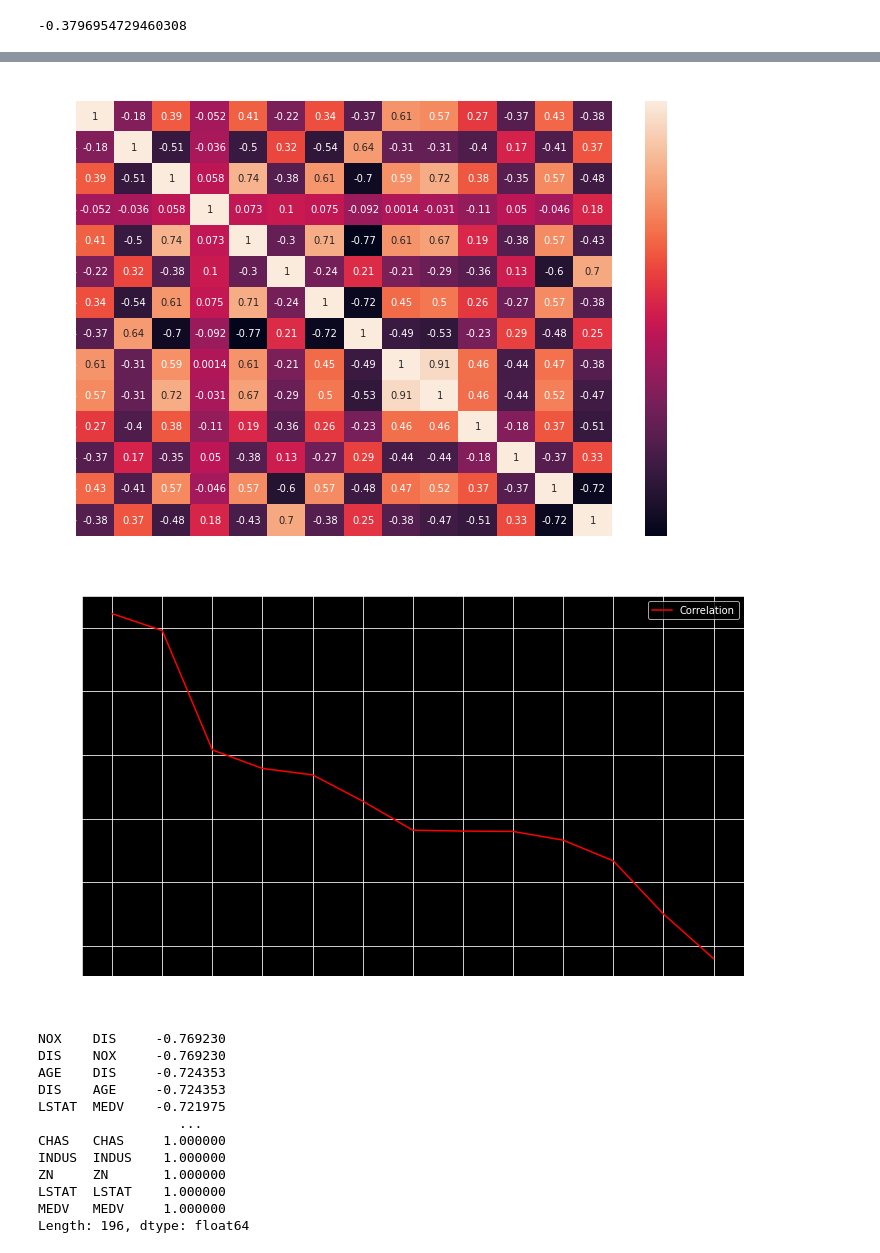
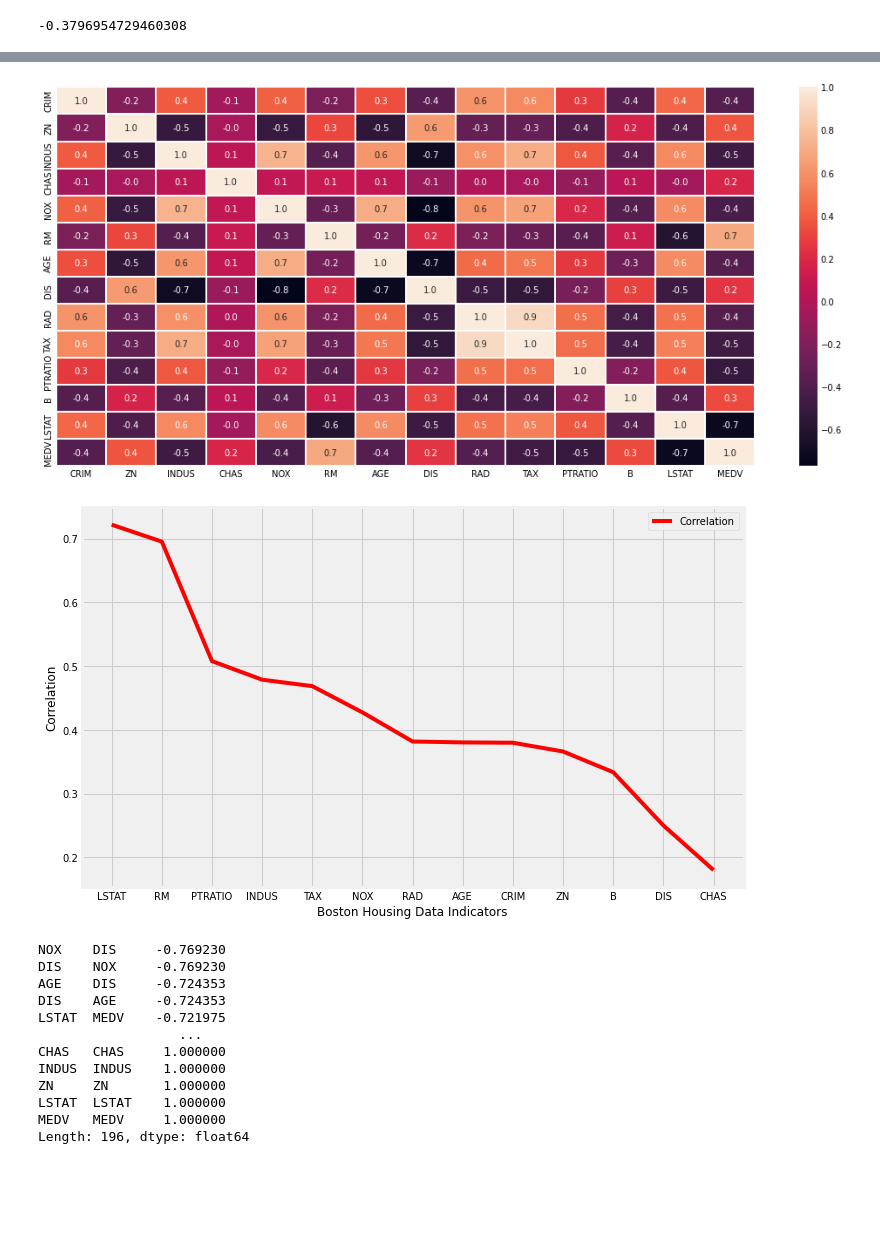
Before and after one commit to kristinkx/Python_Projects, a Jupyter notebook: Boston_Housing.ipynb, the cells around one changed output, grey strips where cells are left out. Cells and saved outputs as stored; diff of their text form; code cells hidden in the pictures; blank space fills up the shorter version.

```diff
--- a/Boston_Housing.ipynb
+++ b/Boston_Housing.ipynb
@@ -22,10 +22,14 @@ for dirname, _, filenames in os.walk('/kaggle/input'):
 
 import matplotlib
 import matplotlib.pyplot as plt
-plt.style.use('dark_background')
+# plt.style.use('dark_background')
+plt.style.use('fivethirtyeight')
 
 %matplotlib inline
-matplotlib.rcParams['figure.figsize'] = (12 , 8)  # adjusts the configuration of the plots we will create
+matplotlib.rcParams['figure.figsize'] = (10, 7)  # adjusts the configuration of the plots we will create
+
+import warnings
+warnings.filterwarnings('ignore')
 # %%
 # upload the data from local drive
 from google.colab import files
@@ -238,14 +283,15 @@ boston.corr(method = 'pearson')
 | MEDV | -0.379695 | 0.365943 | -0.478657 | 0.179882 | -0.427321 | 0.695360 | -0.380223 | 0.249929 | -0.381626 | -0.468536 | -0.507787 | ... |
 # %%
 # use heatmap to demonstration correlation; brighter colors mean higher corr
+fig, ax = plt.subplots(figsize = (16, 8))
 correlation_matrix = boston.corr(method = 'pearson')
-sns.heatmap(correlation_matrix, annot = True)
-plt.title ('Correlation Matric for Numeric Features ')
-plt.xlabel('Housing Indicators')
-plt.ylabel('Housing Indicators')
+sns.heatmap(correlation_matrix, annot = True, fmt = '1.1f', annot_kws = {'size' : 10}, linewidth = 1)
+#plt.title ('Correlation Matric for Numeric Features ')
+#plt.xlabel('Housing Indicators')
+#plt.ylabel('Housing Indicators')
 plt.show()
 # %% [output]
-[figure, old version]
+[figure, new version]
 # %%
 # map the correlation between median value of owner-occupied house and other indicators
 correlation1 = abs(boston.corr())
@@ -258,7 +304,7 @@ plt.tight_layout()
 plt.grid(True)
 plt.show()
 # %% [output]
-[figure, old version]
+[figure, new version]
 # %%
 correlation_matrix = boston.corr()
 corr_pairs = correlation_matrix.unstack()
```
Also changed, not shown: parts of 10 cells of this notebook.
